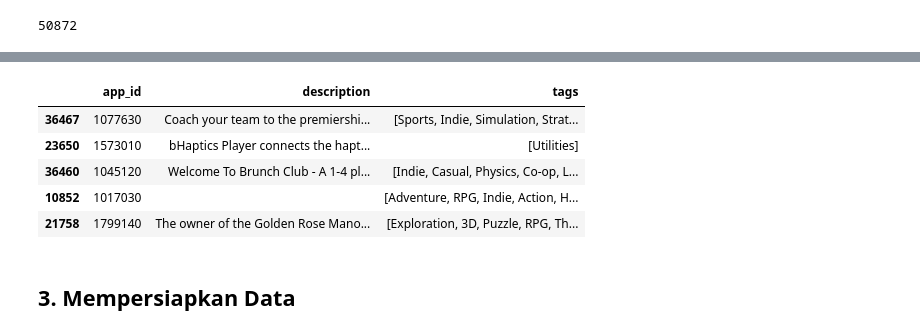
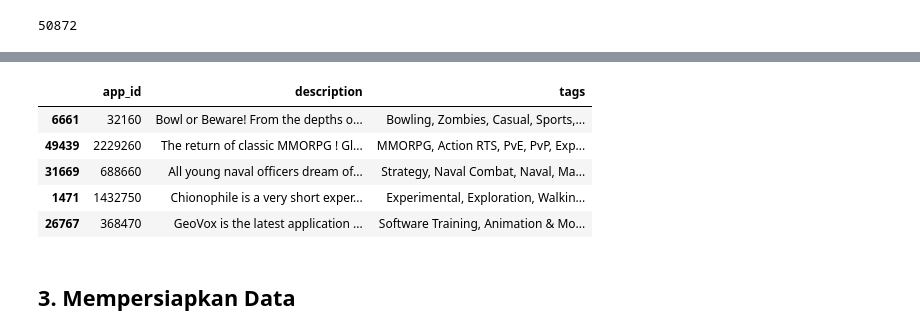
Before and after one commit to zhulkhoirr/Steam-Recommendation-System, a Jupyter notebook: SteamRecommendationSystem.ipynb, the cells around one changed output, grey strips where cells are left out. Saved outputs shown, nothing was run; the diff lists cells and outputs as text; code cells hidden in the pictures.

```diff
--- a/SteamRecommendationSystem.ipynb
+++ b/SteamRecommendationSystem.ipynb
@@ -83,25 +87,26 @@ recommendations_df.sample(5)
 # %%
 import json
 
 with open('games_metadata.json', 'r') as file:
     data = file.read()
 
 json_objects = data.split('\n')
 
 data_list = []
 for obj in json_objects:
     if obj.strip():
         data_list.append(json.loads(obj))
 
 games_metadata_df = pd.DataFrame(data_list)
+games_metadata_df['tags'] = games_metadata_df['tags'].apply(lambda x: ', '.join(x) if isinstance(x, list) else x)
 games_metadata_df.sample(5)
 # %% [output]
 |  | app_id | description | tags |
-| 36467 | 1077630 | Coach your team to the premiershi... | [Sports, Indie, Simulation, Strat... |
-| 23650 | 1573010 | bHaptics Player connects the hapt... | [Utilities] |
-| 36460 | 1045120 | Welcome To Brunch Club - A 1-4 pl... | [Indie, Casual, Physics, Co-op, L... |
-| 10852 | 1017030 |  | [Adventure, RPG, Indie, Action, H... |
-| 21758 | 1799140 | The owner of the Golden Rose Mano... | [Exploration, 3D, Puzzle, RPG, Th... |
+| 6661 | 32160 | Bowl or Beware! From the depths o... | Bowling, Zombies, Casual, Sports,... |
+| 49439 | 2229260 | The return of classic MMORPG ! Gl... | MMORPG, Action RTS, PvE, PvP, Exp... |
+| 31669 | 688660 | All young naval officers dream of... | Strategy, Naval Combat, Naval, Ma... |
+| 1471 | 1432750 | Chionophile is a very short exper... | Experimental, Exploration, Walkin... |
+| 26767 | 368470 | GeoVox is the latest application ... | Software Training, Animation & Mo... |
 # %% [markdown]
 ## 3. Mempersiapkan Data
 # %%
```
Also changed, not shown: parts of 22 cells of this notebook.
